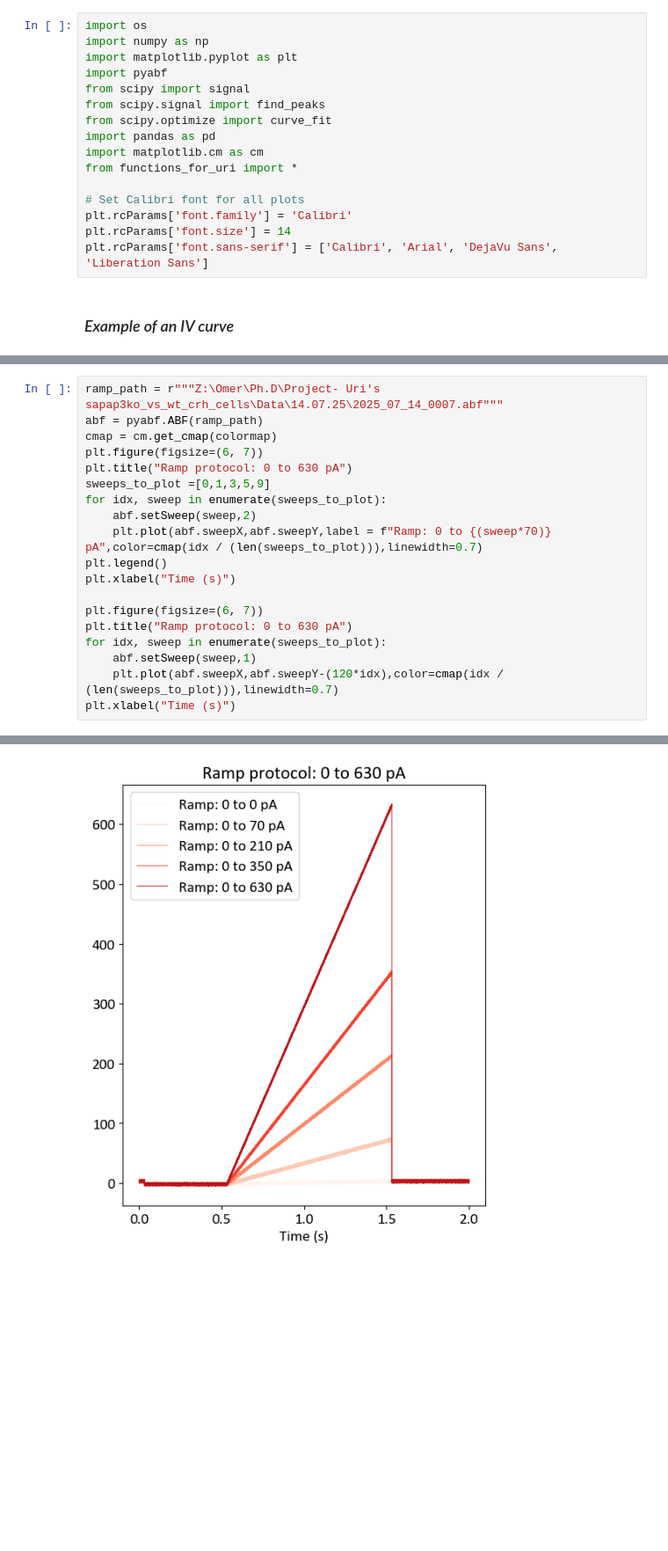
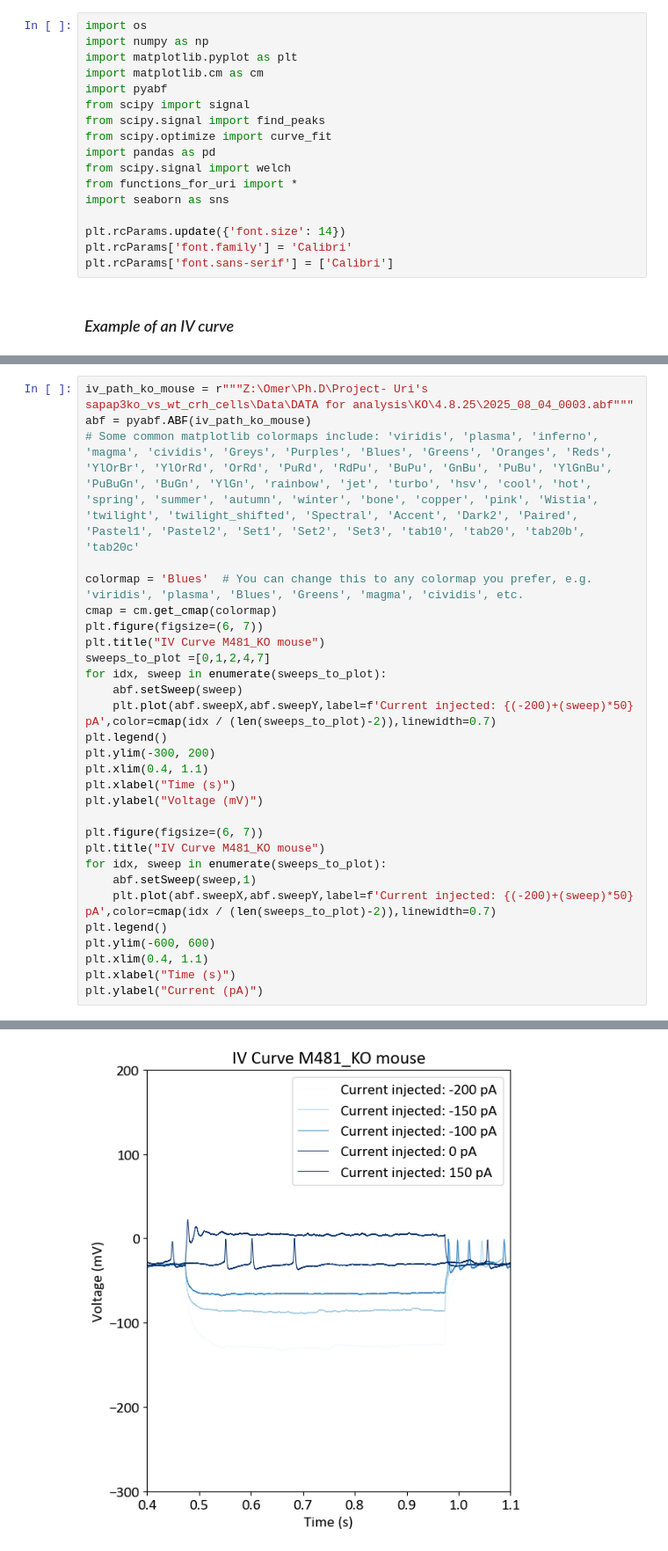
Before and after one commit to OmeRichWeizmann/Yizhar_lab, a Jupyter notebook: Uri's_Sapap3/ephys_sapap3_vs_wt.ipynb, the cells around one changed output, grey strips where cells are left out. Shown at 88% size. Cells and saved outputs as stored; diff of their text form; blank space fills up the shorter version.

```diff
--- a/Uri's_Sapap3/ephys_sapap3_vs_wt.ipynb
+++ b/Uri's_Sapap3/ephys_sapap3_vs_wt.ipynb
@@ -7,18 +7,19 @@
 import os
 import numpy as np
 import matplotlib.pyplot as plt
+import matplotlib.cm as cm
 import pyabf
 from scipy import signal
 from scipy.signal import find_peaks
 from scipy.optimize import curve_fit
 import pandas as pd
-import matplotlib.cm as cm
+from scipy.signal import welch
 from functions_for_uri import *
+import seaborn as sns
 
-# Set Calibri font for all plots
+plt.rcParams.update({'font.size': 14})
 plt.rcParams['font.family'] = 'Calibri'
-plt.rcParams['font.size'] = 14
-plt.rcParams['font.sans-serif'] = ['Calibri', 'Arial', 'DejaVu Sans', 'Liberation Sans']
+plt.rcParams['font.sans-serif'] = ['Calibri']
 # %% [markdown]
 ### *Example of an IV curve*
 # %%
@@ -47,20 +56,30 @@ Text(0.5, 0, 'Time (s)')
 # %%
-ramp_path = r"""Z:\Omer\Ph.D\Project- Uri's sapap3ko_vs_wt_crh_cells\Data\14.07.25\2025_07_14_0007.abf"""
-abf = pyabf.ABF(ramp_path)
+iv_path_ko_mouse = r"""Z:\Omer\Ph.D\Project- Uri's sapap3ko_vs_wt_crh_cells\Data\DATA for analysis\KO\4.8.25\2025_08_04_0003.abf"""
+abf = pyabf.ABF(iv_path_ko_mouse)
+# Some common matplotlib colormaps include: 'viridis', 'plasma', 'inferno', 'magma', 'cividis', 'Greys', 'Purples', 'Blues', 'Greens', 'Oranges', 'Reds', 'YlOrBr', 'YlOrRd', 'OrRd', 'PuRd', 'RdPu', 'BuPu', 'GnBu', 'PuBu', 'YlGnBu', 'PuBuGn', 'BuGn', 'YlGn', 'rainbow', 'jet', 'turbo', 'hsv', 'cool', 'hot', 'spring', 'summer', 'autumn', 'winter', 'bone', 'copper', 'pink', 'Wistia', 'twilight', 'twilight_shifted', 'Spectral', 'Accent', 'Dark2', 'Paired', 'Pastel1', 'Pastel2', 'Set1', 'Set2', 'Set3', 'tab10', 'tab20', 'tab20b', 'tab20c'
+
+colormap = 'Blues'  # You can change this to any colormap you prefer, e.g. 'viridis', 'plasma', 'Blues', 'Greens', 'magma', 'cividis', etc.
 cmap = cm.get_cmap(colormap)
 plt.figure(figsize=(6, 7))
-plt.title("Ramp protocol: 0 to 630 pA")
-sweeps_to_plot =[0,1,3,5,9]
+plt.title("IV Curve M481_KO mouse")
+sweeps_to_plot =[0,1,2,4,7]
 for idx, sweep in enumerate(sweeps_to_plot):
-    abf.setSweep(sweep,2)
-    plt.plot(abf.sweepX,abf.sweepY,label = f"Ramp: 0 to {(sweep*70)} pA",color=cmap(idx / (len(sweeps_to_plot))),linewidth=0.7)
+    abf.setSweep(sweep)
+    plt.plot(abf.sweepX,abf.sweepY,label=f'Current injected: {(-200)+(sweep)*50} pA',color=cmap(idx / (len(sweeps_to_plot)-2)),linewidth=0.7)
 plt.legend()
+plt.ylim(-300, 200)
+plt.xlim(0.4, 1.1)
 plt.xlabel("Time (s)")
+plt.ylabel("Voltage (mV)")
 
 plt.figure(figsize=(6, 7))
-plt.title("Ramp protocol: 0 to 630 pA")
+plt.title("IV Curve M481_KO mouse")
 for idx, sweep in enumerate(sweeps_to_plot):
     abf.setSweep(sweep,1)
-    plt.plot(abf.sweepX,abf.sweepY-(120*idx),color=cmap(idx / (len(sweeps_to_plot))),linewidth=0.7)
+    plt.plot(abf.sweepX,abf.sweepY,label=f'Current injected: {(-200)+(sweep)*50} pA',color=cmap(idx / (len(sweeps_to_plot)-2)),linewidth=0.7)
+plt.legend()
+plt.ylim(-600, 600)
+plt.xlim(0.4, 1.1)
 plt.xlabel("Time (s)")
+plt.ylabel("Current (pA)")
 # %% [output]
@@ -68 +87 @@ Text(0.5, 0, 'Time (s)')
-[figure, old version]
+[figure, new version]
```
Also changed, not shown: parts of 22 cells of this notebook, 1 other file.
